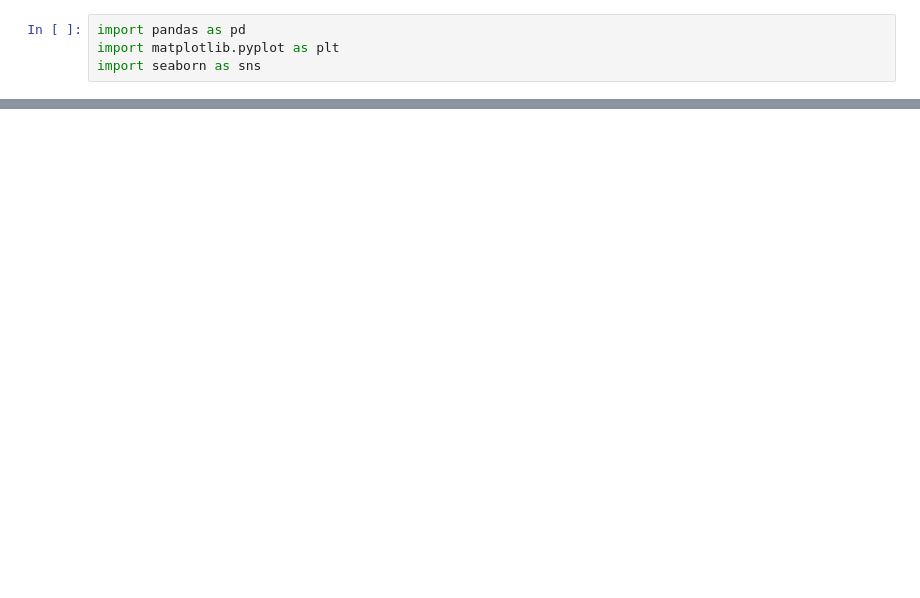
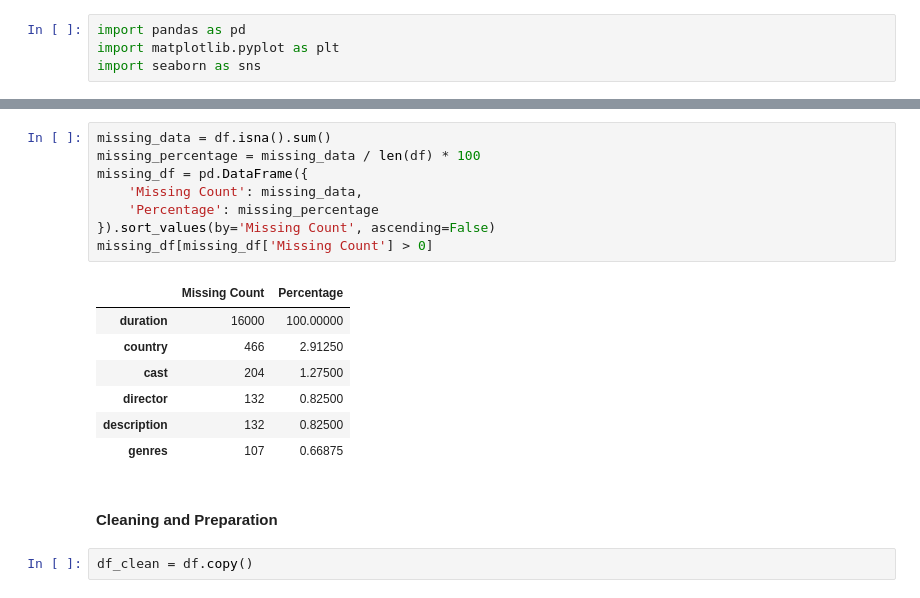
Before and after one commit to Abdul-Rahmann/data-analysis, a Jupyter notebook: netflix/netflix-analysis.ipynb, the cells around one changed output, grey strips where cells are left out. Drawn from its saved outputs; the diff is of its cells as text; blank space fills up the shorter version.

```diff
--- a/netflix/netflix-analysis.ipynb
+++ b/netflix/netflix-analysis.ipynb
@@ -14,0 +74,20 @@ df.head()
+# %%
+missing_data = df.isna().sum()
+missing_percentage = missing_data / len(df) * 100
+missing_df = pd.DataFrame({
+    'Missing Count': missing_data,
+    'Percentage': missing_percentage
+}).sort_values(by='Missing Count', ascending=False)
+missing_df[missing_df['Missing Count'] > 0]
+# %% [output]
+|  | Missing Count | Percentage |
+| duration | 16000 | 100.00000 |
+| country | 466 | 2.91250 |
+| cast | 204 | 1.27500 |
+| director | 132 | 0.82500 |
+| description | 132 | 0.82500 |
+| genres | 107 | 0.66875 |
+# %% [markdown]
+#### Cleaning and Preparation
+# %%
+df_clean = df.copy()
```
Also changed, not shown: parts of 31 cells of this notebook.
